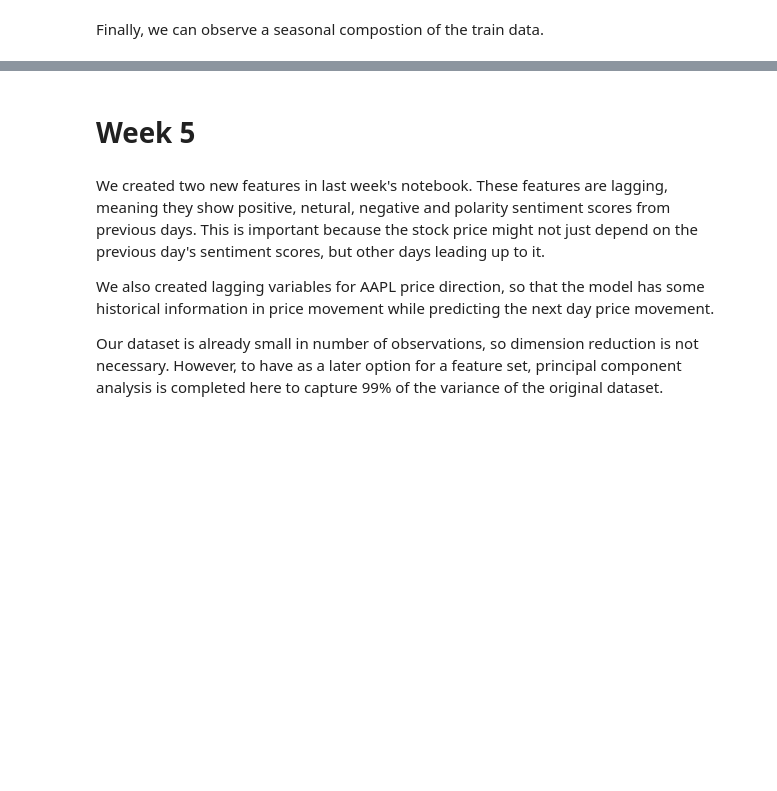
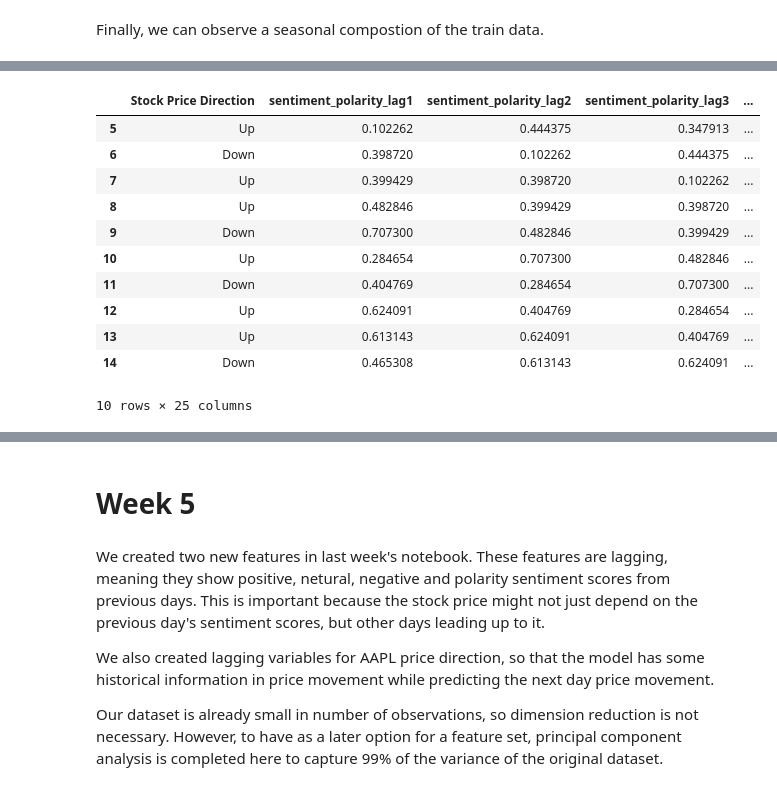
Before and after one commit to yvanlonginjr/market-sentiment-predictor, a Jupyter notebook: notebooks/Market_Sentiment_Predictor_Pipeline.ipynb, the cells around one changed output, grey strips where cells are left out. Cells and saved outputs as stored; diff of their text form; code cells hidden in the pictures; blank space fills up the shorter version.

```diff
--- a/notebooks/Market_Sentiment_Predictor_Pipeline.ipynb
+++ b/notebooks/Market_Sentiment_Predictor_Pipeline.ipynb
@@ -884,6 +889,8 @@ The next decision is whether to standardize the sentiment news scores. These sco
 # %%
 def data_cleaning(sentiment_data, ts_data):
 
+    if 'Stock Price Direction' in sentiment_data.columns:
+        sentiment_data.drop(columns = 'Stock Price Direction', inplace = True)
     #join on date
     df = pd.merge(sentiment_data, ts_data, how = 'right', left_on = 'Dates', right_on = 'Dates')
 
@@ -950,8 +1002,21 @@ cleaned_com_train.drop(columns = ['sentiment_polarity', 'AAPL Share Price'], inp
 # %%
 #perform data cleaning for validation set
 cleaned_com_val = data_cleaning(Final_Raw_X_val, cleaned_ts_val)
-cleaned_com_val.drop(columns = ['sentiment_polarity', 'AAPL Share Price'], inplace = True)
+cleaned_com_val.drop(columns = ['sentiment_polarity', 'AAPL Share Price', 'Dates'], inplace = True)
 cleaned_com_val.head(10)
+# %% [output]
+|  | Stock Price Direction | sentiment_polarity_lag1 | sentiment_polarity_lag2 | sentiment_polarity_lag3 | ... |
+| 5 | Up | 0.102262 | 0.444375 | 0.347913 | ... |
+| 6 | Down | 0.398720 | 0.102262 | 0.444375 | ... |
+| 7 | Up | 0.399429 | 0.398720 | 0.102262 | ... |
+| 8 | Up | 0.482846 | 0.399429 | 0.398720 | ... |
+| 9 | Down | 0.707300 | 0.482846 | 0.399429 | ... |
+| 10 | Up | 0.284654 | 0.707300 | 0.482846 | ... |
+| 11 | Down | 0.404769 | 0.284654 | 0.707300 | ... |
+| 12 | Up | 0.624091 | 0.404769 | 0.284654 | ... |
+| 13 | Up | 0.613143 | 0.624091 | 0.404769 | ... |
+| 14 | Down | 0.465308 | 0.613143 | 0.624091 | ... |
+10 rows × 25 columns
 # %%
 #perform data cleaning for test dataset
 cleaned_com_test = data_cleaning(Final_Raw_X_test, cleaned_ts_test)
```
Also changed, not shown: parts of 16 cells of this notebook.
